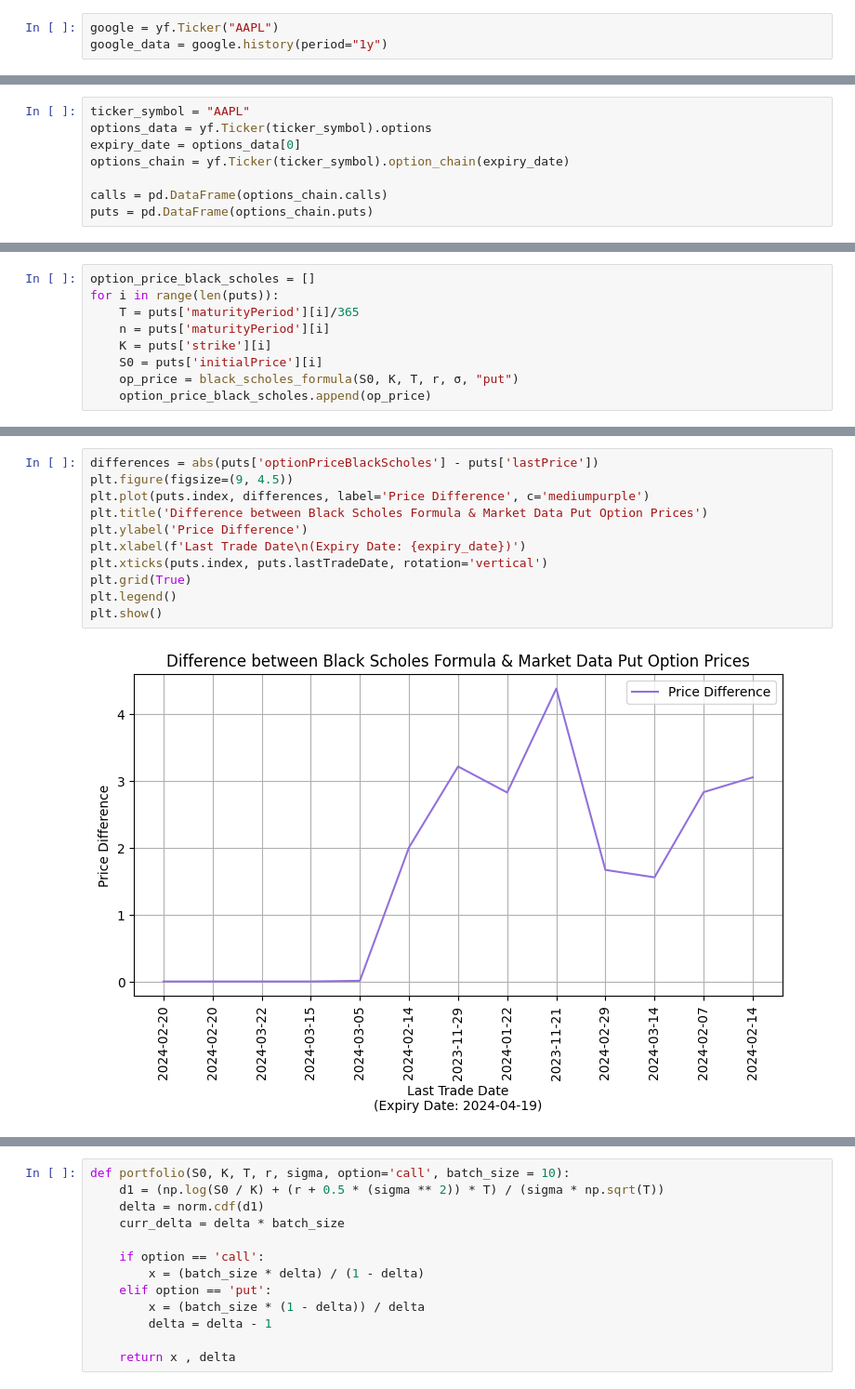
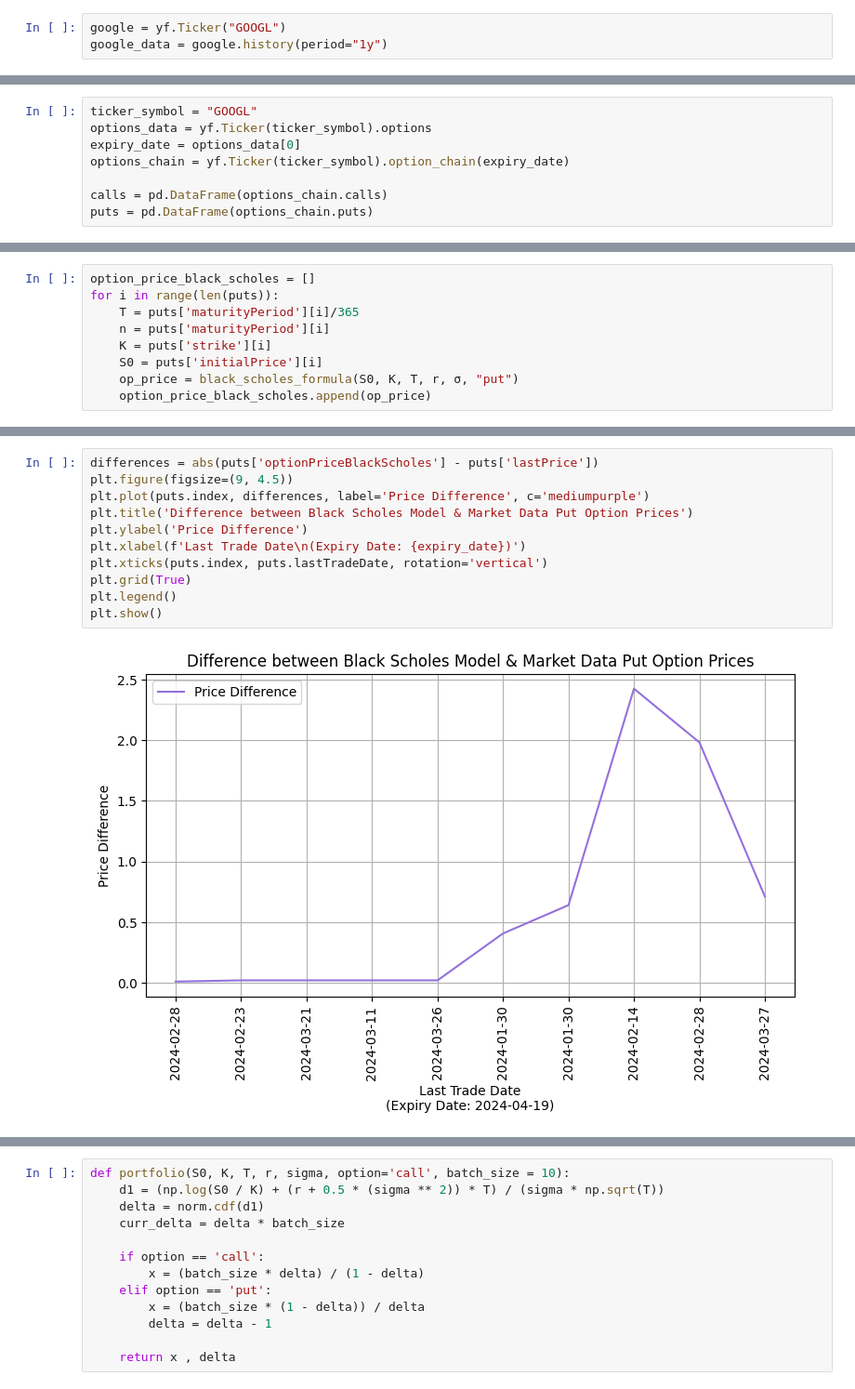
Before and after one commit to yorozuya-2003/IFE-Projects, a Jupyter notebook: Project-4/OptionPricing.ipynb, the cells around one changed output, grey strips where cells are left out. Shown at 93% size. Saved outputs shown, nothing was run; the diff lists cells and outputs as text.

```diff
--- a/Project-4/OptionPricing.ipynb
+++ b/Project-4/OptionPricing.ipynb
@@ -13,7 +13,7 @@ warnings.filterwarnings('ignore')
 ## Loading stock data
 ---
 # %%
-google = yf.Ticker("AAPL")
+google = yf.Ticker("GOOGL")
 google_data = google.history(period="1y")
 # %% [markdown]
 ## Visualizing stock price data over time
@@ -355,7 +355,7 @@ plt.show()
 ## Comparison with actual market data
 ---
 # %%
-ticker_symbol = "AAPL"
+ticker_symbol = "GOOGL"
 options_data = yf.Ticker(ticker_symbol).options
 expiry_date = options_data[0]
 options_chain = yf.Ticker(ticker_symbol).option_chain(expiry_date)
@@ -690,14 +686,14 @@ plt.show()
 # %%
 differences = abs(puts['optionPriceBlackScholes'] - puts['lastPrice'])
 plt.figure(figsize=(9, 4.5))
 plt.plot(puts.index, differences, label='Price Difference', c='mediumpurple')
-plt.title('Difference between Black Scholes Formula & Market Data Put Option Prices')
+plt.title('Difference between Black Scholes Model & Market Data Put Option Prices')
 plt.ylabel('Price Difference')
 plt.xlabel(f'Last Trade Date\n(Expiry Date: {expiry_date})')
 plt.xticks(puts.index, puts.lastTradeDate, rotation='vertical')
 plt.grid(True)
 plt.legend()
 plt.show()
 # %% [output]
-[figure, old version]
+[figure, new version]
 # %% [markdown]
```
Also changed, not shown: parts of 49 cells of this notebook.
